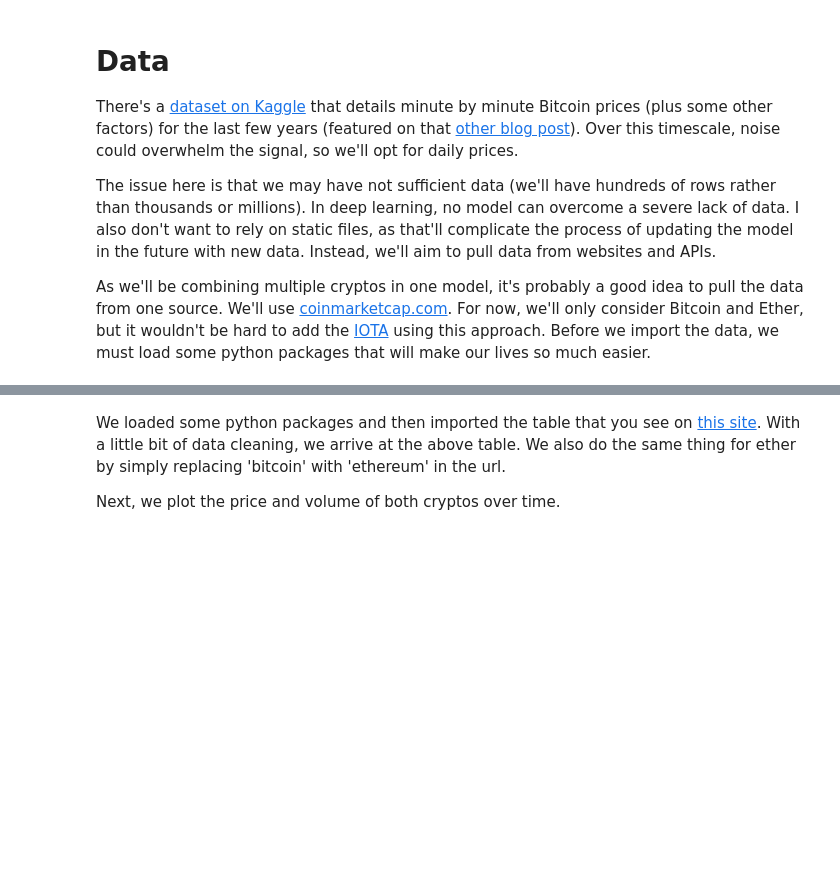
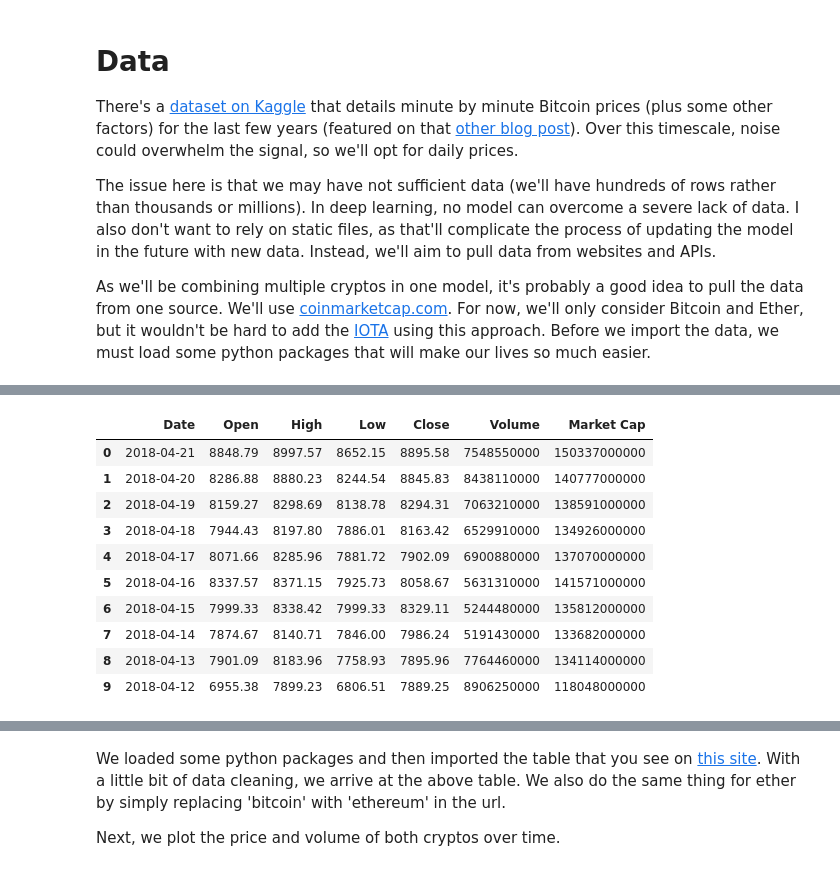
Before and after one commit to sbanerjee2020/alt-futures, a Jupyter notebook: SB_ALT_Futures.ipynb, the cells around one changed output, grey strips where cells are left out. Cells and saved outputs as stored; diff of their text form; code cells hidden in the pictures; blank space fills up the shorter version.

```diff
--- a/SB_ALT_Futures.ipynb
+++ b/SB_ALT_Futures.ipynb
@@ -136,3 +134,17 @@ bitcoin_market_info.head()
+# %%
+bitcoin_market_info.head(10)
+# %% [output]
+|  | Date | Open | High | Low | Close | Volume | Market Cap |
+| 0 | 2018-04-21 | 8848.79 | 8997.57 | 8652.15 | 8895.58 | 7548550000 | 150337000000 |
+| 1 | 2018-04-20 | 8286.88 | 8880.23 | 8244.54 | 8845.83 | 8438110000 | 140777000000 |
+| 2 | 2018-04-19 | 8159.27 | 8298.69 | 8138.78 | 8294.31 | 7063210000 | 138591000000 |
+| 3 | 2018-04-18 | 7944.43 | 8197.80 | 7886.01 | 8163.42 | 6529910000 | 134926000000 |
+| 4 | 2018-04-17 | 8071.66 | 8285.96 | 7881.72 | 7902.09 | 6900880000 | 137070000000 |
+| 5 | 2018-04-16 | 8337.57 | 8371.15 | 7925.73 | 8058.67 | 5631310000 | 141571000000 |
+| 6 | 2018-04-15 | 7999.33 | 8338.42 | 7999.33 | 8329.11 | 5244480000 | 135812000000 |
+| 7 | 2018-04-14 | 7874.67 | 8140.71 | 7846.00 | 7986.24 | 5191430000 | 133682000000 |
+| 8 | 2018-04-13 | 7901.09 | 8183.96 | 7758.93 | 7895.96 | 7764460000 | 134114000000 |
+| 9 | 2018-04-12 | 6955.38 | 7899.23 | 6806.51 | 7889.25 | 8906250000 | 118048000000 |
 # %%
 from pylab import rcParams
 rcParams['figure.figsize'] = 12, 6
```
Also changed, not shown: parts of 50 cells of this notebook.
